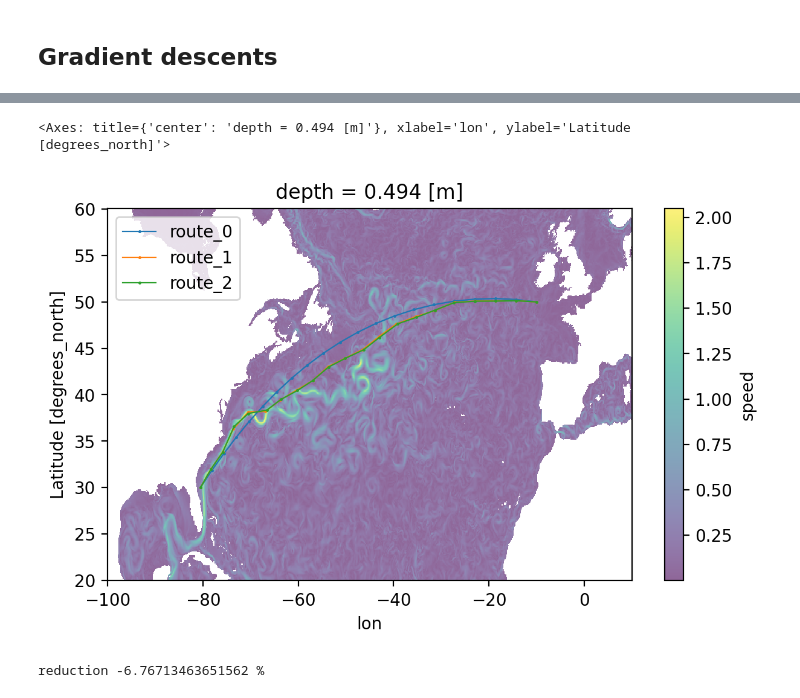
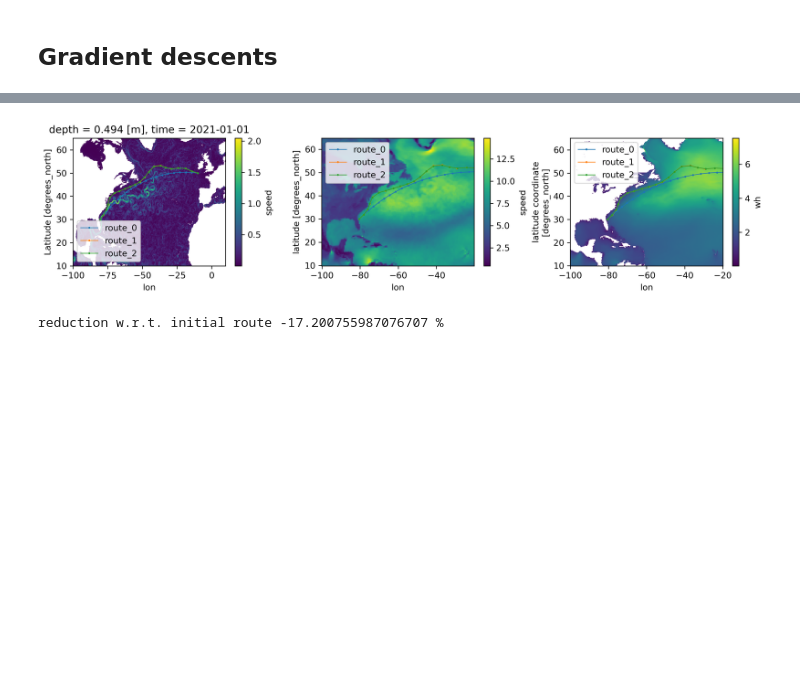
Before and after one commit to willirath/ship_routing, a Jupyter notebook: doc/examples/ship_routing_example.ipynb, the cells around one changed output, grey strips where cells are left out. Cells and saved outputs as stored; diff of their text form; code cells hidden in the pictures; blank space fills up the shorter version.

```diff
--- a/doc/examples/ship_routing_example.ipynb
+++ b/doc/examples/ship_routing_example.ipynb
@@ -318,31 +342,68 @@ plt.plot(cost_steps_grad)
 # %%
-fig, ax = plt.subplots(1, 1, figsize=(7, 4))
-currents.speed.mean("time").sel(lon=slice(-100, 10), lat=slice(20, 60)).plot(
-    ax=ax, alpha=0.6
-)
-fig.set_dpi(200)
-route_0.data_frame.plot.line(
-    x="lon", y="lat", marker=".", markersize=1.5, ax=ax, label="route_0", linewidth=0.8
-)
-route_1.data_frame.plot.line(
-    x="lon", y="lat", marker=".", markersize=1.5, ax=ax, label="route_1", linewidth=0.8
-)
+fig, ax = plt.subplots(1, 3, figsize=(12, 3))
 
-route_2.data_frame.plot.line(
-    x="lon", y="lat", marker=".", markersize=1.5, ax=ax, label="route_2", linewidth=0.8
-)
+fig.set_dpi(300)
+
+currents.speed.plot(ax=ax[0])
+winds.speed.mean("time").plot(ax=ax[1])
+waves.wh.mean("time").plot(ax=ax[2])
+
+for _ax in ax.flatten():
+    route_0.data_frame.plot.line(
+        x="lon",
+        y="lat",
+        marker=".",
+        markersize=2.5,
+        ax=_ax,
+        label="route_0",
+        linewidth=0.8,
+    )
+    route_1.data_frame.plot.line(
+        x="lon",
+        y="lat",
+        marker=".",
+        markersize=2.5,
+        ax=_ax,
+        label="route_1",
+        linewidth=0.8,
+    )
+    route_2.data_frame.plot.line(
+        x="lon",
+        y="lat",
+        marker=".",
+        markersize=2.5,
+        ax=_ax,
+        label="route_2",
+        linewidth=0.8,
+    )
+
+fig.tight_layout();
 # %% [output]
-<Axes: title={'center': 'depth = 0.494 [m]'}, xlabel='lon', ylabel='Latitude [degrees_north]'>
-[figure, old version]
+[figure, new version]
 # %%
 print(
-    "reduction",
-    (route_2.cost_through(currents) - route_0.cost_through(currents))
-    / route_0.cost_through(currents)
+    "reduction w.r.t. initial route",
+    (
+        route_2.cost_through(
+            current_data_set=currents,
+            wave_data_set=waves,
+            wind_data_set=winds,
+        )
+        - route_0.cost_through(
+            current_data_set=currents,
+            wave_data_set=waves,
+            wind_data_set=winds,
+        )
+    )
+    / route_0.cost_through(
+        current_data_set=currents,
+        wave_data_set=waves,
+        wind_data_set=winds,
+    )
     * 100.0,
     "%",
 )
 # %% [output]
-reduction -6.76713463651562 %
+reduction w.r.t. initial route -17.200755987076707 %
 # %%
 print(
```
Also changed, not shown: parts of 8 cells of this notebook.
